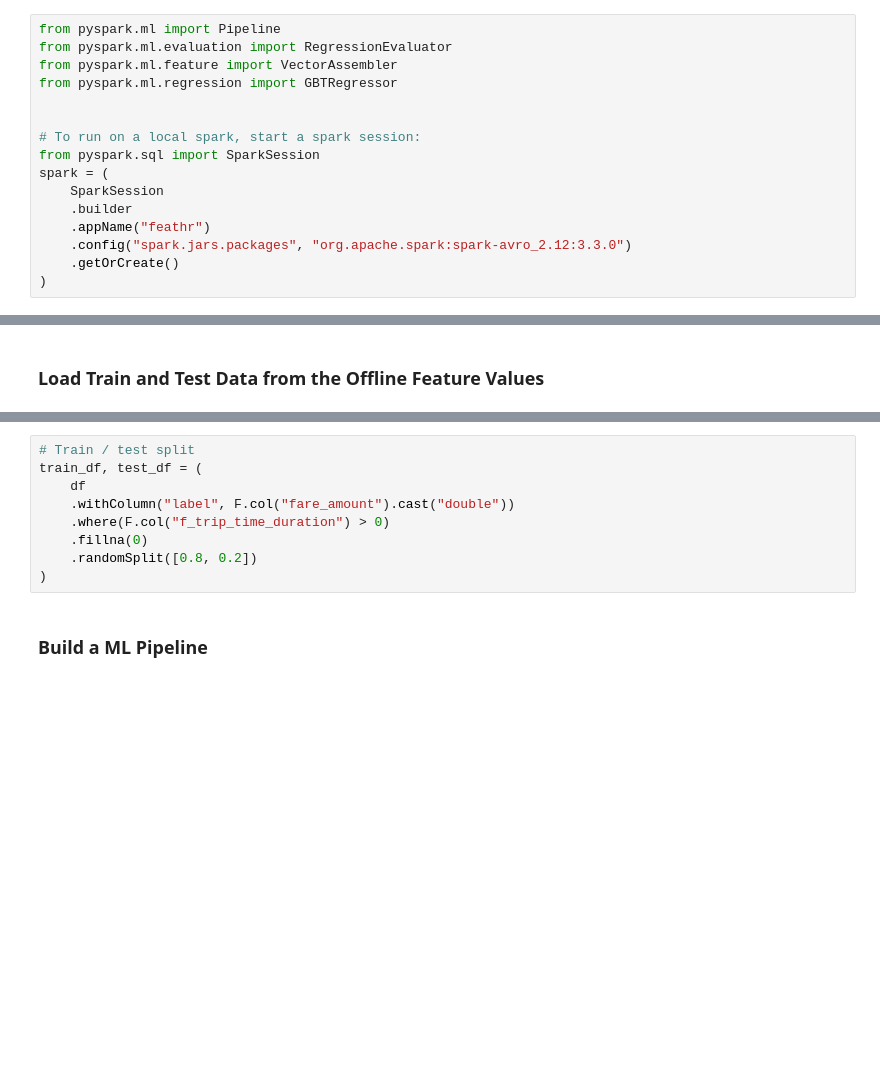
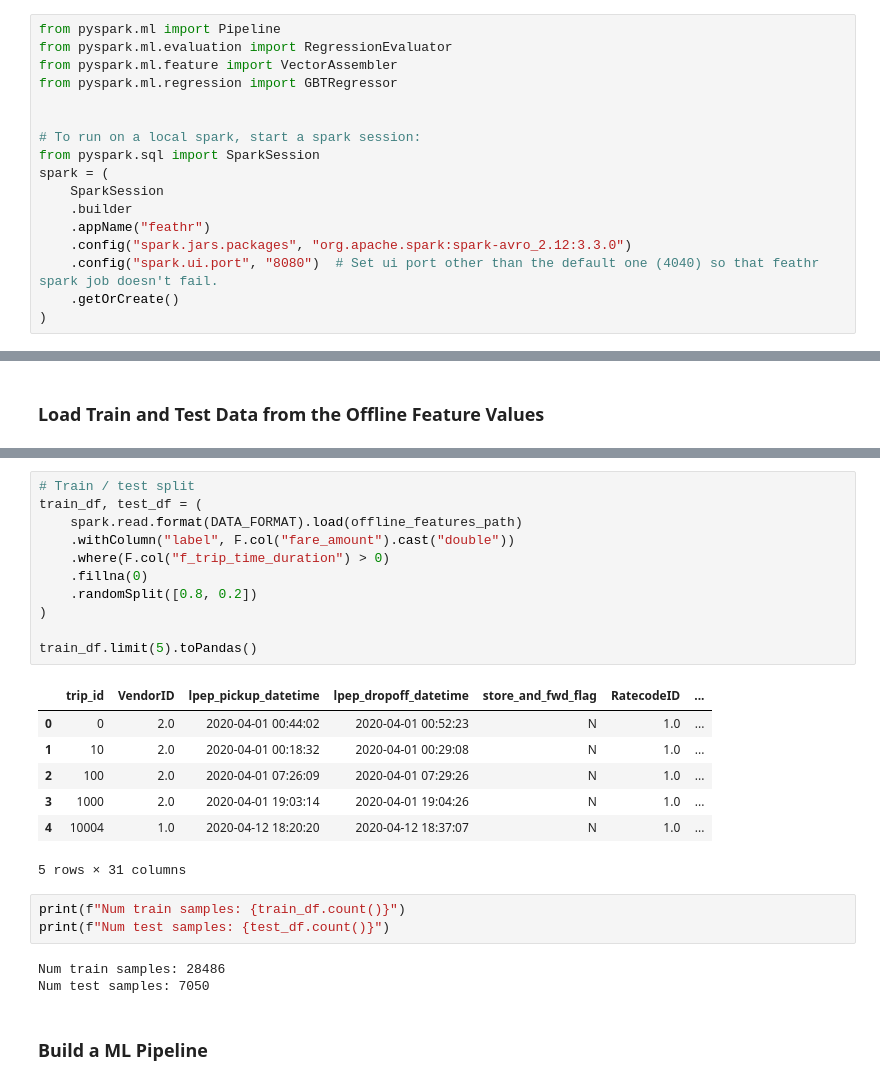
Before and after one commit to loomlike/feathr, a Jupyter notebook: feathr_project/feathrcli/data/feathr_user_workspace/nyc_driver_demo.ipynb, the cells around one changed output, grey strips where cells are left out. Drawn from its saved outputs; the diff is of its cells as text; blank space fills up the shorter version.

```diff
--- a/feathr_project/feathrcli/data/feathr_user_workspace/nyc_driver_demo.ipynb
+++ b/feathr_project/feathrcli/data/feathr_user_workspace/nyc_driver_demo.ipynb
@@ -548,5 +471,6 @@ spark = (
     .builder
     .appName("feathr")
     .config("spark.jars.packages", "org.apache.spark:spark-avro_2.12:3.3.0")
+    .config("spark.ui.port", "8080")  # Set ui port other than the default one (4040) so that feathr spark job doesn't fail.
     .getOrCreate()
 )
@@ -591,12 +479,28 @@ df.limit(5).toPandas()
 # %%
 # Train / test split
 train_df, test_df = (
-    df
+    spark.read.format(DATA_FORMAT).load(offline_features_path)
     .withColumn("label", F.col("fare_amount").cast("double"))
     .where(F.col("f_trip_time_duration") > 0)
     .fillna(0)
     .randomSplit([0.8, 0.2])
 )
+
+train_df.limit(5).toPandas()
+# %% [output]
+|  | trip_id | VendorID | lpep_pickup_datetime | lpep_dropoff_datetime | store_and_fwd_flag | RatecodeID | ... |
+| 0 | 0 | 2.0 | 2020-04-01 00:44:02 | 2020-04-01 00:52:23 | N | 1.0 | ... |
+| 1 | 10 | 2.0 | 2020-04-01 00:18:32 | 2020-04-01 00:29:08 | N | 1.0 | ... |
+| 2 | 100 | 2.0 | 2020-04-01 07:26:09 | 2020-04-01 07:29:26 | N | 1.0 | ... |
+| 3 | 1000 | 2.0 | 2020-04-01 19:03:14 | 2020-04-01 19:04:26 | N | 1.0 | ... |
+| 4 | 10004 | 1.0 | 2020-04-12 18:20:20 | 2020-04-12 18:37:07 | N | 1.0 | ... |
+5 rows × 31 columns
+# %%
+print(f"Num train samples: {train_df.count()}")
+print(f"Num test samples: {test_df.count()}")
+# %% [output]
+Num train samples: 28486
+Num test samples: 7050
 # %% [markdown]
 ### Build a ML Pipeline
 # %%
```
Also changed, not shown: parts of 39 cells of this notebook, 1 other file.
